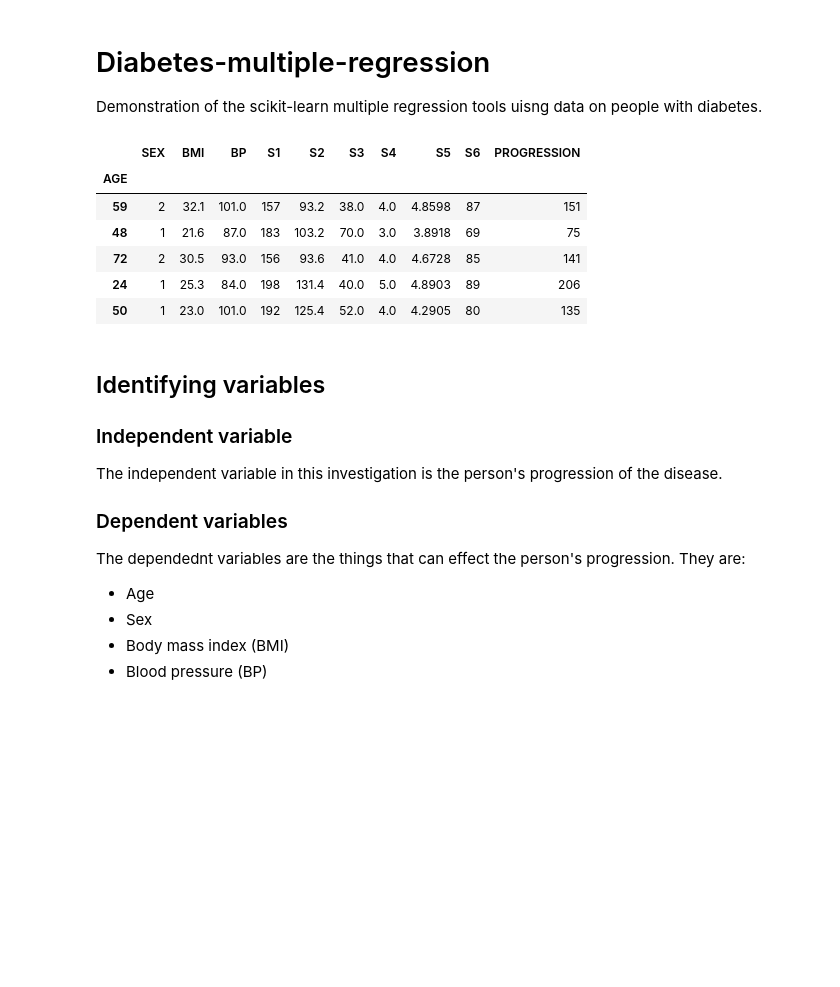
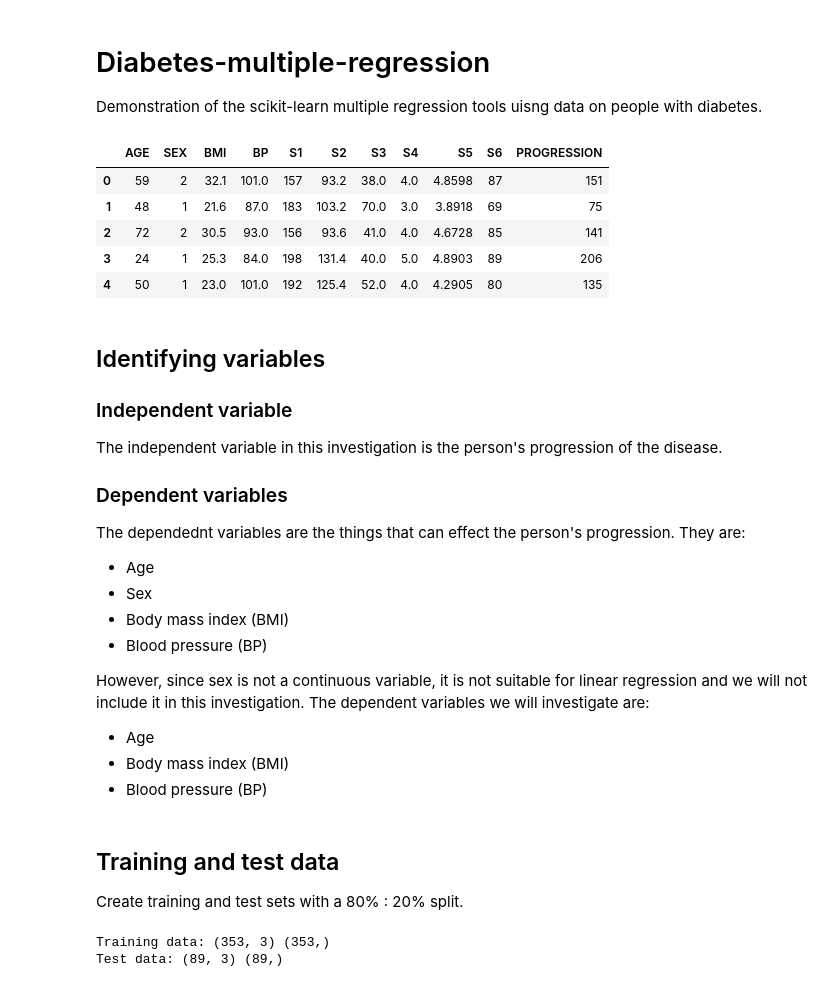
Before and after one commit to a-rosillo/Diabetes-multiple-regression, a Jupyter notebook: diabetes_regression.ipynb, the cells around one changed output. Saved outputs shown, nothing was run; the diff lists cells and outputs as text; code cells hidden in the pictures; blank space fills up the shorter version.

Commit message:
Applied multiple regression model

```diff
--- a/diabetes_regression.ipynb
+++ b/diabetes_regression.ipynb
@@ -13,16 +13,15 @@ from sklearn.preprocessing import MinMaxScaler
 from sklearn.model_selection import train_test_split
 # %%
 # Import the dataset
-data = pd.read_csv("diabetes_dirty.csv", index_col=0)
+data = pd.read_csv("diabetes_dirty.csv")
 data.head()
 # %% [output]
-|  | SEX | BMI | BP | S1 | S2 | S3 | S4 | S5 | S6 | PROGRESSION |
-| AGE |  |  |  |  |  |  |  |  |  |  |
-| 59 | 2 | 32.1 | 101.0 | 157 | 93.2 | 38.0 | 4.0 | 4.8598 | 87 | 151 |
-| 48 | 1 | 21.6 | 87.0 | 183 | 103.2 | 70.0 | 3.0 | 3.8918 | 69 | 75 |
-| 72 | 2 | 30.5 | 93.0 | 156 | 93.6 | 41.0 | 4.0 | 4.6728 | 85 | 141 |
-| 24 | 1 | 25.3 | 84.0 | 198 | 131.4 | 40.0 | 5.0 | 4.8903 | 89 | 206 |
-| 50 | 1 | 23.0 | 101.0 | 192 | 125.4 | 52.0 | 4.0 | 4.2905 | 80 | 135 |
+|  | AGE | SEX | BMI | BP | S1 | S2 | S3 | S4 | S5 | S6 | PROGRESSION |
+| 0 | 59 | 2 | 32.1 | 101.0 | 157 | 93.2 | 38.0 | 4.0 | 4.8598 | 87 | 151 |
+| 1 | 48 | 1 | 21.6 | 87.0 | 183 | 103.2 | 70.0 | 3.0 | 3.8918 | 69 | 75 |
+| 2 | 72 | 2 | 30.5 | 93.0 | 156 | 93.6 | 41.0 | 4.0 | 4.6728 | 85 | 141 |
+| 3 | 24 | 1 | 25.3 | 84.0 | 198 | 131.4 | 40.0 | 5.0 | 4.8903 | 89 | 206 |
+| 4 | 50 | 1 | 23.0 | 101.0 | 192 | 125.4 | 52.0 | 4.0 | 4.2905 | 80 | 135 |
 # %% [markdown]
 ## Identifying variables
 ### Independent variable
@@ -33,6 +32,12 @@ The dependednt variables are the things that can effect the person's progression
 - Sex
 - Body mass index (BMI)
 - Blood pressure (BP)
+
+However, since sex is not a continuous variable, it is not suitable for linear regression and we will not include it in this investigation.
+The dependent variables we will investigate are:
+- Age
+- Body mass index (BMI)
+- Blood pressure (BP)
 # %%
 # Select variables
 # y = independent variable
@@ -42,0 +48,13 @@ X = data.iloc[:,[0,1,2,3]].values
+# %% [markdown]
+## Training and test data
+Create training and test sets with a 80% : 20% split.
+# %%
+# Split data into training and test sets
+X_train, X_test, y_train, y_test = train_test_split(X, y, test_size = 0.2)
+
+
+print ("Training data:",X_train.shape, y_train.shape)
+print ("Test data:",X_test.shape, y_test.shape)
+# %% [output]
+Training data: (353, 3) (353,)
+Test data: (89, 3) (89,)
```
Also changed, not shown: parts of 12 cells of this notebook.
